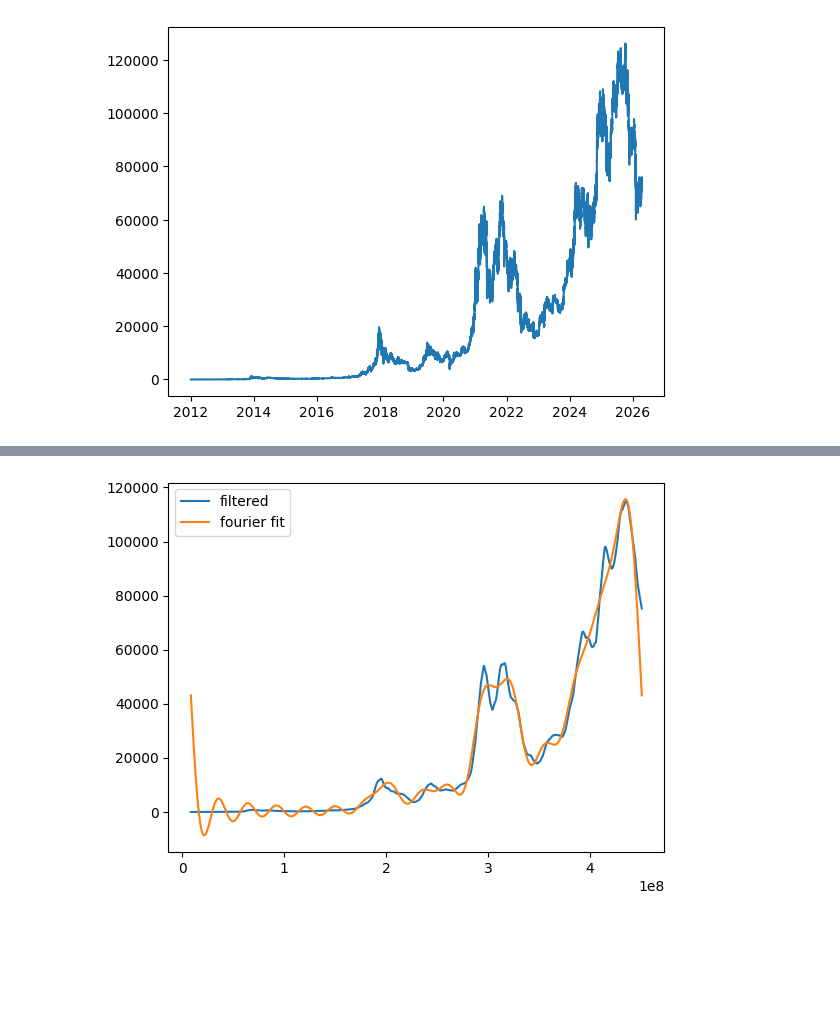
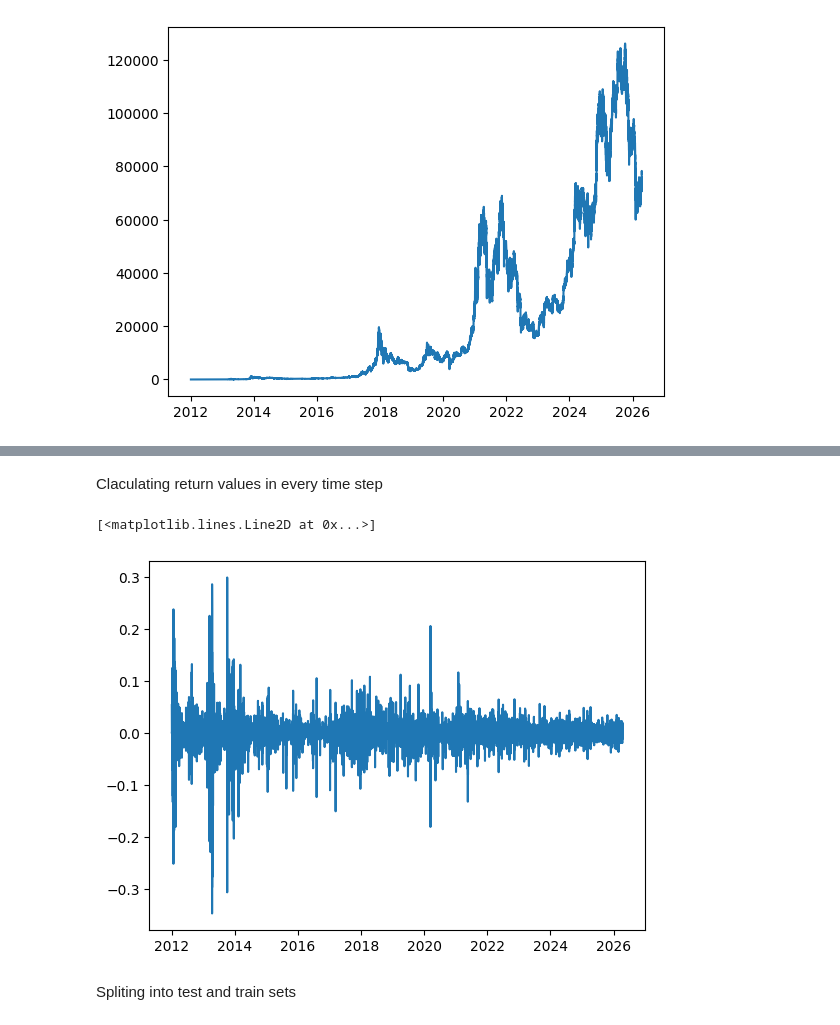
Before and after one commit to AgataJuda/Machine-Learning-for-Data-Analytics, a Jupyter notebook: data/processed/Processed_data.ipynb, the cells around one changed output, grey strips where cells are left out. Drawn from its saved outputs; the diff is of its cells as text; code cells hidden in the pictures; blank space fills up the shorter version.

```diff
--- a/data/processed/Processed_data.ipynb
+++ b/data/processed/Processed_data.ipynb
@@ -86,43 +86,16 @@ plt.show()
+# %% [markdown]
+Claculating return values in every time step
 # %%
-t = (df["Timestamp"] - df["Timestamp"].iloc[0]).dt.total_seconds().values
-
-y = filtered.values
-mask = ~np.isnan(y)
-
-t = t[mask]
-y = y[mask]
-
-T = t.max() - t.min()
-N = 15  # liczba harmonicznych
-
-X = [np.ones_like(t)]
-
-for n in range(1, N+1):
-    X.append(np.cos(2*np.pi*n*t/T))
-    X.append(np.sin(2*np.pi*n*t/T))
-
-X = np.column_stack(X)
-
-# rozwiązanie least squares
-coeffs, *_ = np.linalg.lstsq(X, y, rcond=None)
-
-
-y_fit = X @ coeffs
-
-
-Y = fft(y)
-
-# zachowaj tylko niskie częstotliwości
-k = 50
-Y_filtered = np.copy(Y)
-# Y_filtered[k:-k] = 0
-
-y_fft_fit = np.real(ifft(Y_filtered))
+df_hourly["return"] = np.log(df_hourly["Close"]).diff()
+df_hourly = df_hourly.dropna()
+plt.plot(df_hourly["return"])
+# %% [output]
+[<matplotlib.lines.Line2D at 0x...>]
+[figure, added]
+# %% [markdown]
+Spliting into test and train sets
 # %%
-plt.figure()
-plt.plot(t, y, label="filtered")
-plt.plot(t, y_fit, label="fourier fit")
-plt.legend()
-plt.show()
+split_date = "2024-01-01"
+
+df_train = df_hourly.loc[:split_date].copy()
+df_test  = df_hourly.loc[split_date:].copy()
-# %% [output]
-[figure, removed]
```
Also changed, not shown: parts of 42 cells of this notebook, 2 other files.
